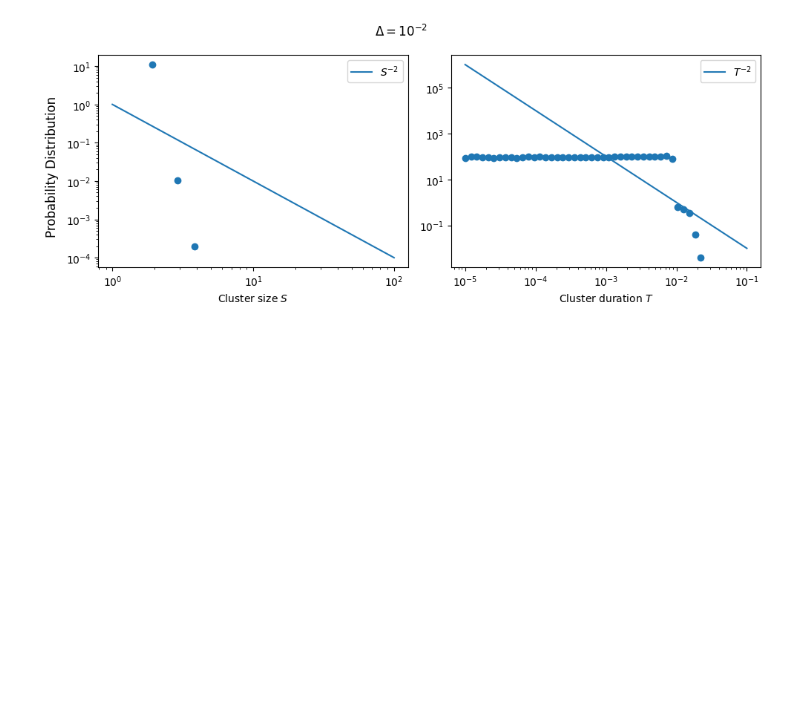
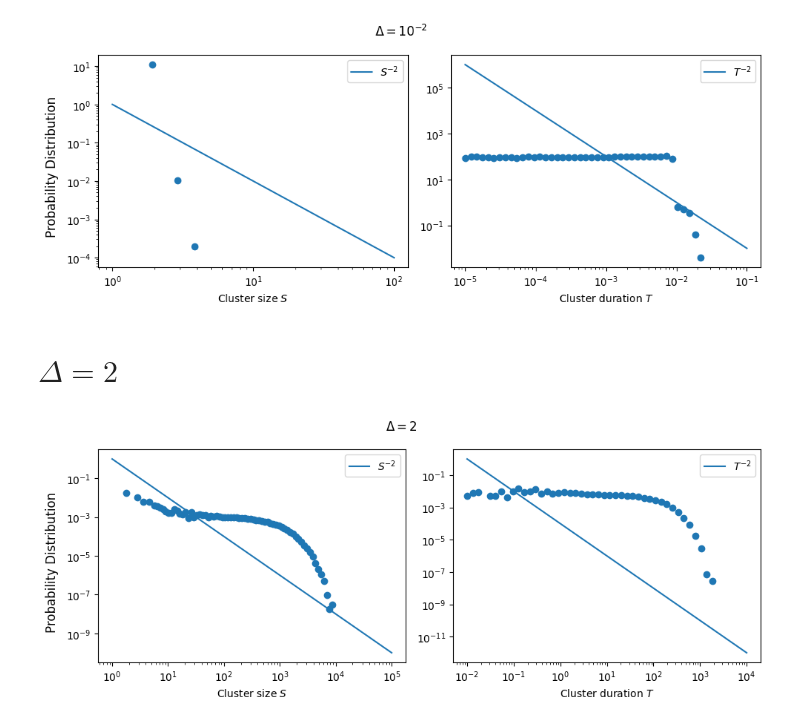
Before and after one commit to RivasAntonio/TFM, a Jupyter notebook: Códigos/Hawkes/Pruebas_modelo.ipynb, the cells around one changed output. Drawn from its saved outputs; the diff is of its cells as text; code cells hidden in the pictures; blank space fills up the shorter version.

```diff
--- a/Códigos/Hawkes/Pruebas_modelo.ipynb
+++ b/Códigos/Hawkes/Pruebas_modelo.ipynb
@@ -826,3 +826,68 @@ np.save(f'./data/model_cluster_sizes_tot_R={R}_K={nmax}_delta={delta:.0E}', all_
 np.save(f'./data/model_cluster_times_tot_R={R}_K={nmax}_delta={delta:.0E}', all_clusters_times_tot)
 # %% [output]
 [figure]
+# %% [markdown]
+# $\Delta = 2$
+# %%
+R = 10**3
+nmax = 10**5
+all_clusters_sizes_E = []
+all_clusters_times_E = []
+all_clusters_sizes_I = []
+all_clusters_times_I = []
+all_clusters_sizes_tot = []
+all_clusters_times_tot = []
+
+delta = 2
+
+for _ in range(R):
+        time, t_E, t_I, rates_E, rates_I = model(nmax, mu_E, mu_I, tau, n_EE, n_IE, n_EI, n_II, dt)
+        t = np.concatenate((t_E, t_I))
+        t = np.sort(t)
+        _, cluster_sizes_E, cluster_times_E  = identify_clusters_model(t_E, delta)
+        all_clusters_sizes_E.extend(cluster_sizes_E)
+        all_clusters_times_E.extend(cluster_times_E)
+        _, cluster_sizes_I, cluster_times_I  = identify_clusters_model(t_E, delta)
+        all_clusters_sizes_I.extend(cluster_sizes_I)
+        all_clusters_times_I.extend(cluster_times_I)
+        _, cluster_sizes_t, cluster_times_t  = identify_clusters_model(t_E, delta)
+        all_clusters_sizes_tot.extend(cluster_sizes_t)
+        all_clusters_times_tot.extend(cluster_times_t)
+
+fig = plt.figure(figsize=(10, 4))
+axgrid = fig.add_gridspec(1, 2)
+ax0 = fig.add_subplot(axgrid[0, 0])
+ax1 = fig.add_subplot(axgrid[0, 1])
+
+s_bins = np.logspace(0, 5, num = 100)
+ys = s_bins**-2
+s_hist = np.histogram(all_clusters_sizes_tot, bins = s_bins, density = True)
+ax0.scatter(s_bins[:-1], s_hist[0], marker = 'o')
+ax0.plot(s_bins, ys, label = '$S^{-2}$')
+ax0.set_xscale('log')
+ax0.set_yscale('log')
+ax0.set_xlabel('Cluster size $S$')
+ax0.legend()
+
+t_bins = np.logspace(-2, 4, num = 50)
+yt = t_bins**-2*10**-4
+t_hist = np.histogram(all_clusters_times_tot, bins = t_bins, density = True)
+ax1.scatter(t_bins[:-1], t_hist[0], marker = 'o')
+ax1.plot(t_bins, yt, label = '$T^{-2}$')
+ax1.set_xscale('log')
+ax1.set_yscale('log')
+ax1.set_xlabel('Cluster duration $T$')
+ax1.legend()
+
+fig.suptitle('$\Delta = 2$')
+fig.supylabel('Probability Distribution')
+plt.tight_layout()
+
+np.save(f'./data/model_cluster_sizes_E_R={R}_K={nmax}_delta={delta:.0E}', all_clusters_sizes_E)
+np.save(f'./data/model_cluster_times_E_R={R}_K={nmax}_delta={delta:.0E}', all_clusters_times_E)
+np.save(f'./data/model_cluster_sizes_I_R={R}_K={nmax}_delta={delta:.0E}', all_clusters_sizes_I)
+np.save(f'./data/model_cluster_times_I_R={R}_K={nmax}_delta={delta:.0E}', all_clusters_times_I)
+np.save(f'./data/model_cluster_sizes_tot_R={R}_K={nmax}_delta={delta:.0E}', all_clusters_sizes_tot)
+np.save(f'./data/model_cluster_times_tot_R={R}_K={nmax}_delta={delta:.0E}', all_clusters_times_tot)
+# %% [output]
+[figure, added]
```
Also changed, not shown: parts of 7 cells of this notebook, 1 other file.
